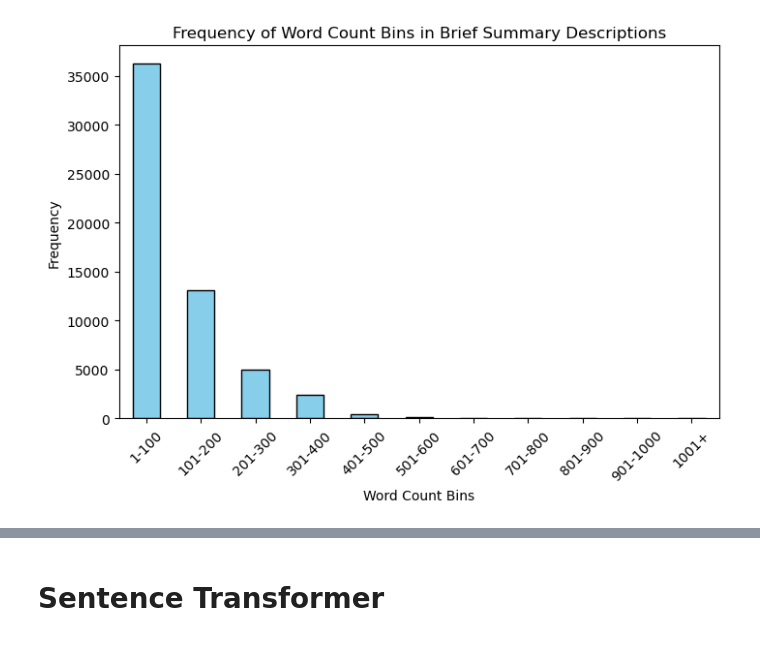
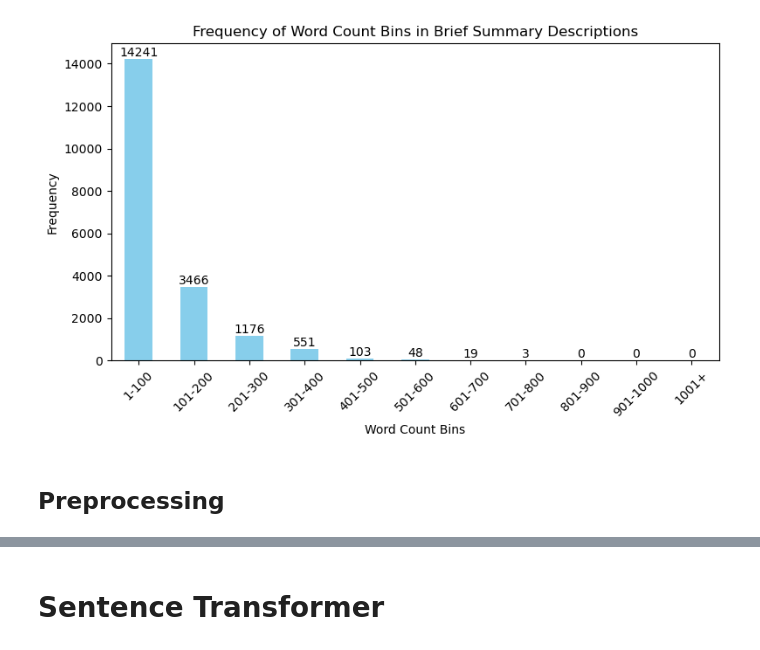
Before and after one commit to Ineichen-Group/NeuroTrialAnalysis, a Jupyter notebook: Trials_Description_Embeddings.ipynb, the cells around one changed output, grey strips where cells are left out. Saved outputs shown, nothing was run; the diff lists cells and outputs as text; code cells hidden in the pictures.

```diff
--- a/Trials_Description_Embeddings.ipynb
+++ b/Trials_Description_Embeddings.ipynb
@@ -26,0 +54,2 @@ len(set(df['Disease Class']))
+# %%
+df = pd.read_csv('data/annotated_aact/normalized_annotations_unique_19607_with_details.csv')
@@ -37,12 +79,20 @@ df['word_count_bin'] = pd.cut(df['word_count'], bins=bins, labels=bin_labels, ri
 # %%
 bin_counts = df['word_count_bin'].value_counts().sort_index()
 
 plt.figure(figsize=(8, 5))
-bin_counts.plot(kind='bar', color='skyblue', edgecolor='black')
+bar_plot = bin_counts.plot(kind='bar', color='skyblue')
+
+# Annotate each bar with its count
+for i, count in enumerate(bin_counts):
+    plt.text(i, count + 0.1, str(count), ha='center', va='bottom')
+
 plt.title('Frequency of Word Count Bins in Brief Summary Descriptions')
 plt.xlabel('Word Count Bins')
 plt.ylabel('Frequency')
 plt.xticks(rotation=45)
+plt.tight_layout()
 plt.show()
 # %% [output]
-[figure, old version]
+[figure, new version]
+# %% [markdown]
+## Preprocessing
```
Also changed, not shown: parts of 21 cells of this notebook, 3 other files.
